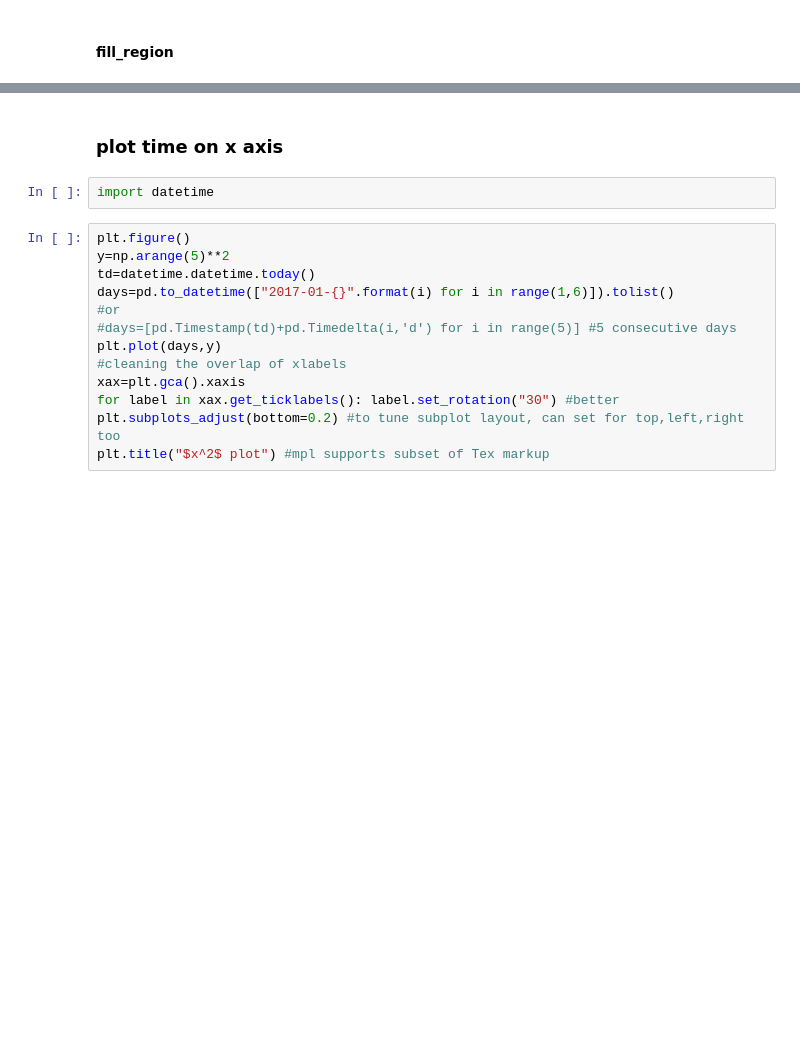
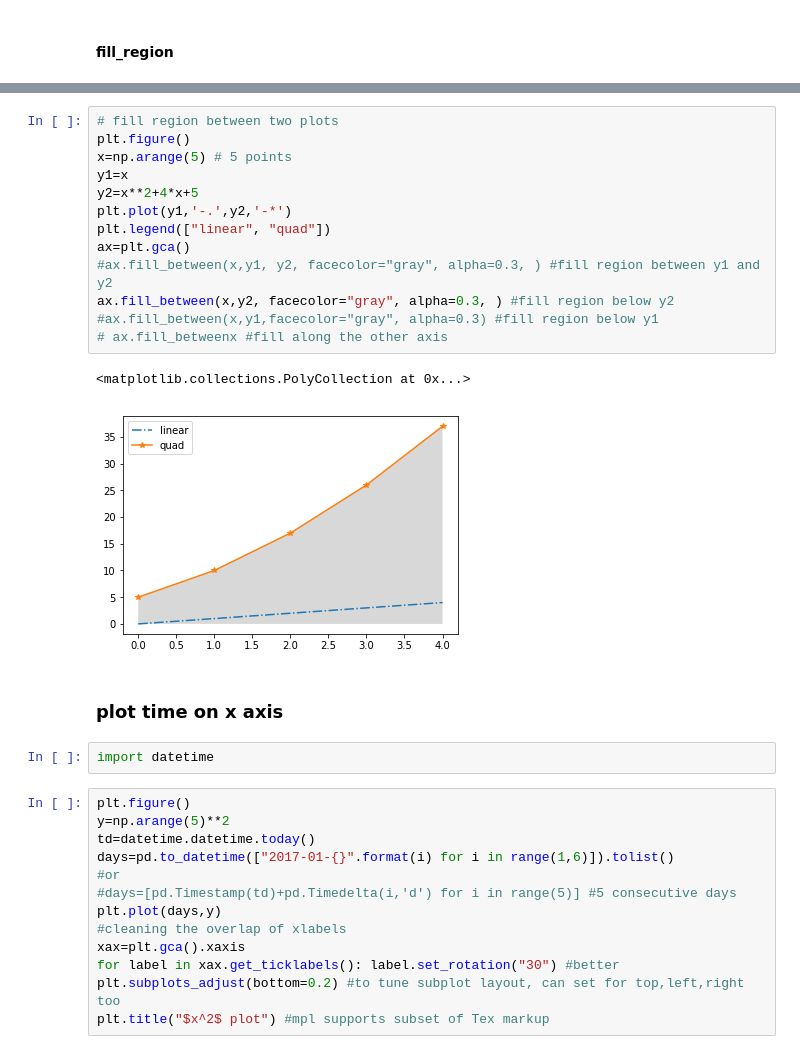
Before and after one commit to kishorepv/Data-Science-with-Python, a Jupyter notebook: Matplotlib library.ipynb, the cells around one changed output, grey strips where cells are left out. Cells and saved outputs as stored; diff of their text form; blank space fills up the shorter version.

Commit message:
modifying plot in general

```diff
--- a/Matplotlib library.ipynb
+++ b/Matplotlib library.ipynb
@@ -190,3 +187,19 @@ ax.fill_between(range(len(y)),y**2, y2, facecolor="gray", alpha=0.3) #fill regio
+# %%
+# fill region between two plots
+plt.figure()
+x=np.arange(5) # 5 points
+y1=x
+y2=x**2+4*x+5
+plt.plot(y1,'-.',y2,'-*')
+plt.legend(["linear", "quad"])
+ax=plt.gca()
+#ax.fill_between(x,y1, y2, facecolor="gray", alpha=0.3, ) #fill region between y1 and y2
+ax.fill_between(x,y2, facecolor="gray", alpha=0.3, ) #fill region below y2
+#ax.fill_between(x,y1,facecolor="gray", alpha=0.3) #fill region below y1
+# ax.fill_betweenx #fill along the other axis
+# %% [output]
+<matplotlib.collections.PolyCollection at 0x...>
+[figure, added]
 # %% [markdown]
 ### plot time on x axis
 # %%
```
Also changed, not shown: parts of 35 cells of this notebook.
